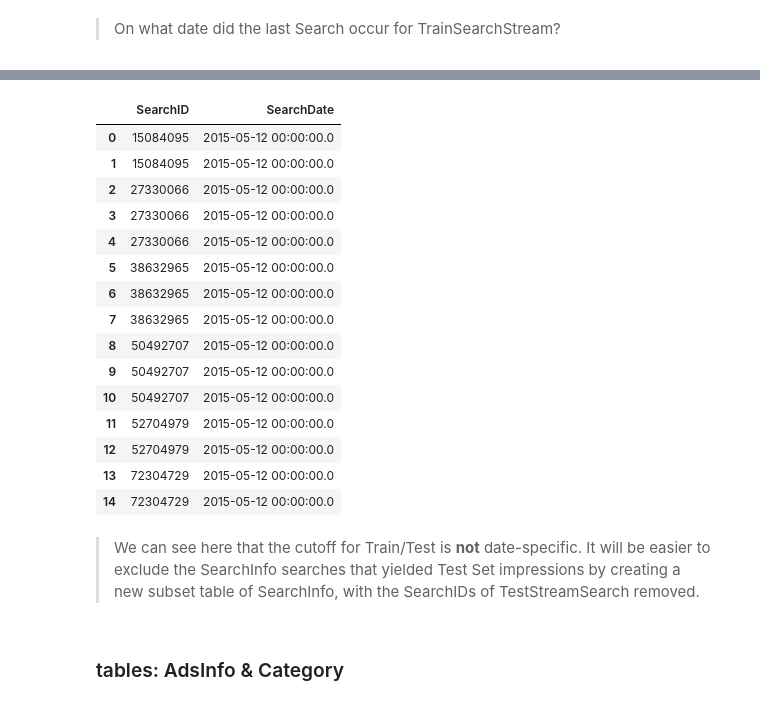
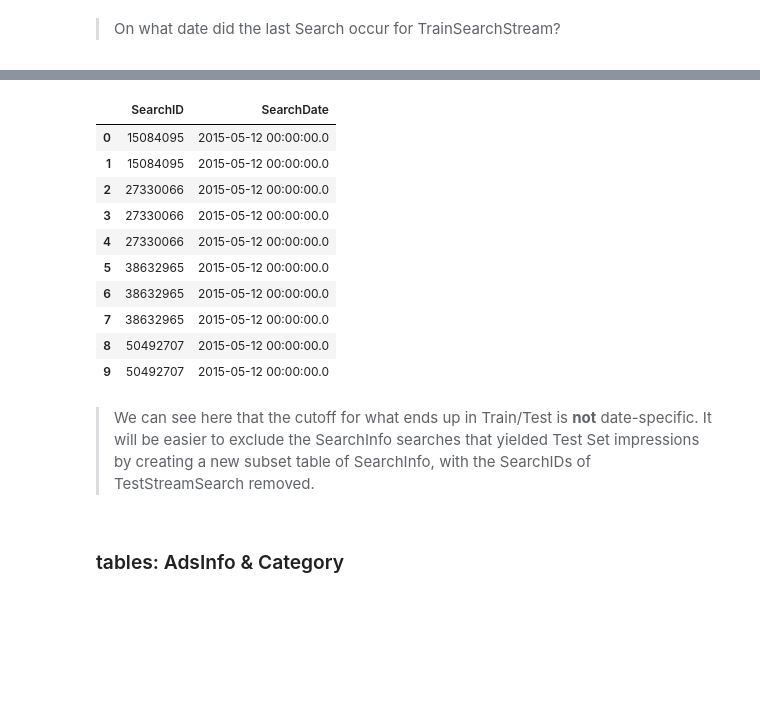
Before and after one commit to otosky/avito_ad_clicks, a Jupyter notebook: 1_eda_sql.ipynb, the cells around one changed output, grey strips where cells are left out. Drawn from its saved outputs; the diff is of its cells as text; code cells hidden in the pictures; blank space fills up the shorter version.

```diff
--- a/1_eda_sql.ipynb
+++ b/1_eda_sql.ipynb
@@ -264,10 +277,11 @@ q = '''
 SELECT s.SearchID, s.SearchDate
 FROM (  SELECT SearchID, SearchDate
         FROM SearchInfo
-        ORDER BY SearchDate ASC) AS s
+        ORDER BY SearchDate ASC
+     )  AS s
 JOIN TestSearchStream AS tss
 ON tss.SearchID = s.SearchID
-LIMIT 15;
+LIMIT 10;
 '''
 %time pd.read_sql_query(q, conn)
 # %% [output]
@@ -276,21 +290,16 @@ Wall time: 7min 13s
 |  | SearchID | SearchDate |
 | 0 | 15084095 | 2015-05-12 00:00:00.0 |
 | 1 | 15084095 | 2015-05-12 00:00:00.0 |
 | 2 | 27330066 | 2015-05-12 00:00:00.0 |
 | 3 | 27330066 | 2015-05-12 00:00:00.0 |
 | 4 | 27330066 | 2015-05-12 00:00:00.0 |
 | 5 | 38632965 | 2015-05-12 00:00:00.0 |
 | 6 | 38632965 | 2015-05-12 00:00:00.0 |
 | 7 | 38632965 | 2015-05-12 00:00:00.0 |
 | 8 | 50492707 | 2015-05-12 00:00:00.0 |
 | 9 | 50492707 | 2015-05-12 00:00:00.0 |
-| 10 | 50492707 | 2015-05-12 00:00:00.0 |
-| 11 | 52704979 | 2015-05-12 00:00:00.0 |
-| 12 | 52704979 | 2015-05-12 00:00:00.0 |
-| 13 | 72304729 | 2015-05-12 00:00:00.0 |
-| 14 | 72304729 | 2015-05-12 00:00:00.0 |
 # %% [markdown]
-> We can see here that the cutoff for Train/Test is **not** date-specific.  It will be easier to exclude the SearchInfo searches that yielded Test Set impressions by creating a new subset table of SearchInfo, with the SearchIDs of TestStreamSearch removed.
+> We can see here that the cutoff for what ends up in Train/Test is **not** date-specific.  It will be easier to exclude the SearchInfo searches that yielded Test Set impressions by creating a new subset table of SearchInfo, with the SearchIDs of TestStreamSearch removed.
 # %% [markdown]
 ### tables: AdsInfo & Category
 # %%
```
Also changed, not shown: parts of 20 cells of this notebook.
